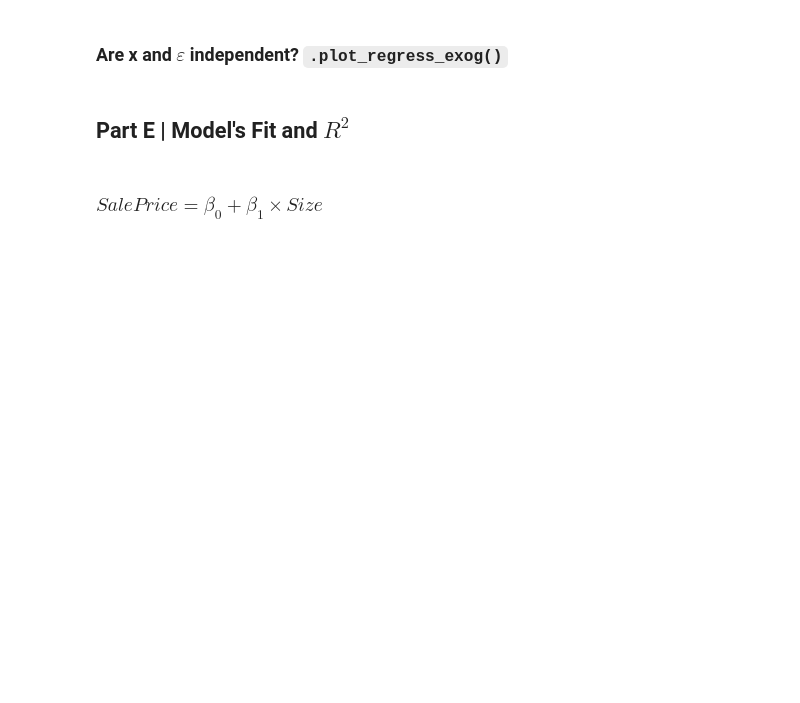
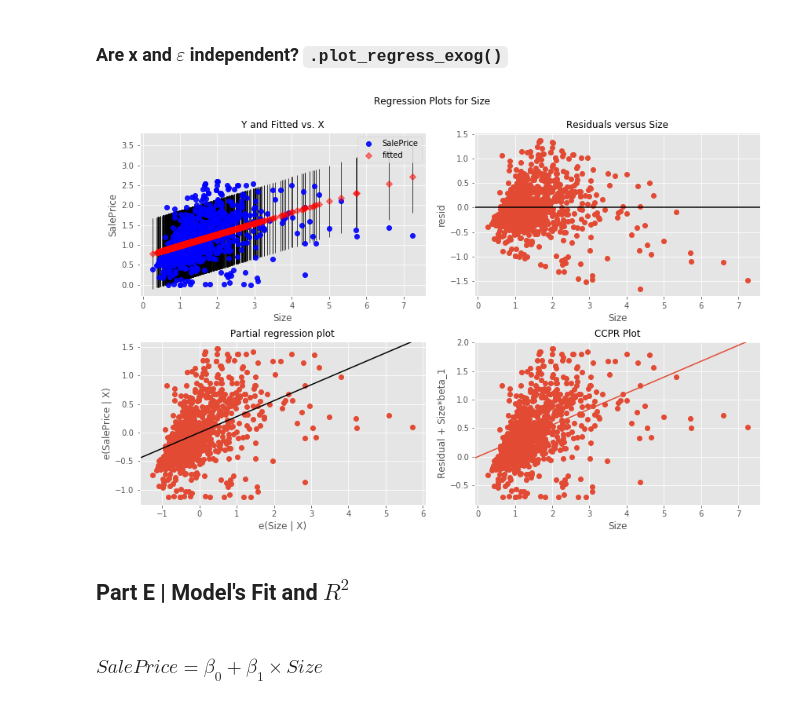
Before and after one commit to laurasergio/DS-SF-34, a Jupyter notebook: classes/07/notebooks/codealong-07-linear-regression-starter-code.ipynb, the cells around one changed output. Cells and saved outputs as stored; diff of their text form; code cells hidden in the pictures; blank space fills up the shorter version.

```diff
--- a/classes/07/notebooks/codealong-07-linear-regression-starter-code.ipynb
+++ b/classes/07/notebooks/codealong-07-linear-regression-starter-code.ipynb
@@ -322,3 +432,10 @@ model = smf.ols(formula = 'SalePrice ~ Size', data = df).fit()
+# %%
+# TODO
+sm.graphics.plot_regress_exog(model, 'Size', fig = plt.figure(figsize = (12, 8)))
+
+pass
+# %% [output]
+[figure, added]
 # %% [markdown]
 ## Part E | Model's Fit and $R^2$
 # %%
```
Also changed, not shown: parts of 44 cells of this notebook, 1 other file.
